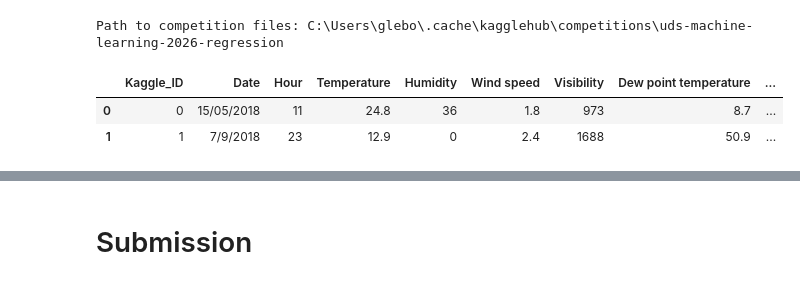
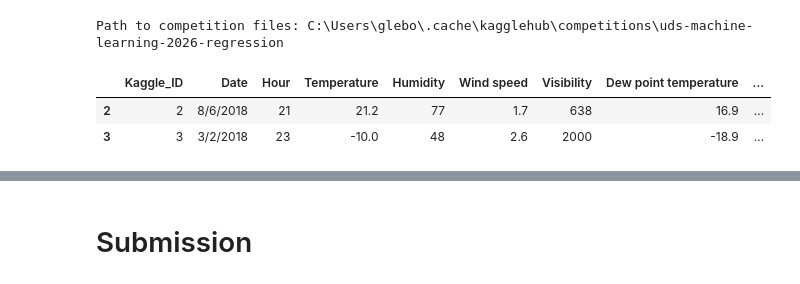
Before and after one commit to hlibkri/seul-bike-hourly-demand-prediction, a Jupyter notebook: code/regression_rented_bike_count.ipynb, the cells around one changed output, grey strips where cells are left out. Drawn from its saved outputs; the diff is of its cells as text; code cells hidden in the pictures.

```diff
--- a/code/regression_rented_bike_count.ipynb
+++ b/code/regression_rented_bike_count.ipynb
@@ -31,15 +35,17 @@ Path to competition files: C:\Users\glebo\.cache\kagglehub\competitions\uds-mach
 # %%
 train = pd.read_csv(path+"/train.csv")
 
 TARGET = "Rented Bike Count"
 
-train = train.dropna()
+train = train.dropna() # figured out in the end that this was here all along. I thought regression data was lucky ... :(
+train = train.drop_duplicates(subset=["Date", "Hour"], keep="last")
 
-X = train.drop(columns=[TARGET, "Date"])
+# X = train.drop(columns=[TARGET, "Date"])
+X = train.drop(columns=[TARGET])
 y = train[TARGET]
 
 train.head(2)
 # %% [output]
 |  | Kaggle_ID | Date | Hour | Temperature | Humidity | Wind speed | Visibility | Dew point temperature | ... |
-| 0 | 0 | 15/05/2018 | 11 | 24.8 | 36 | 1.8 | 973 | 8.7 | ... |
-| 1 | 1 | 7/9/2018 | 23 | 12.9 | 0 | 2.4 | 1688 | 50.9 | ... |
+| 2 | 2 | 8/6/2018 | 21 | 21.2 | 77 | 1.7 | 638 | 16.9 | ... |
+| 3 | 3 | 3/2/2018 | 23 | -10.0 | 48 | 2.6 | 2000 | -18.9 | ... |
```
Also changed, not shown: parts of 11 cells of this notebook, 5 other files.
